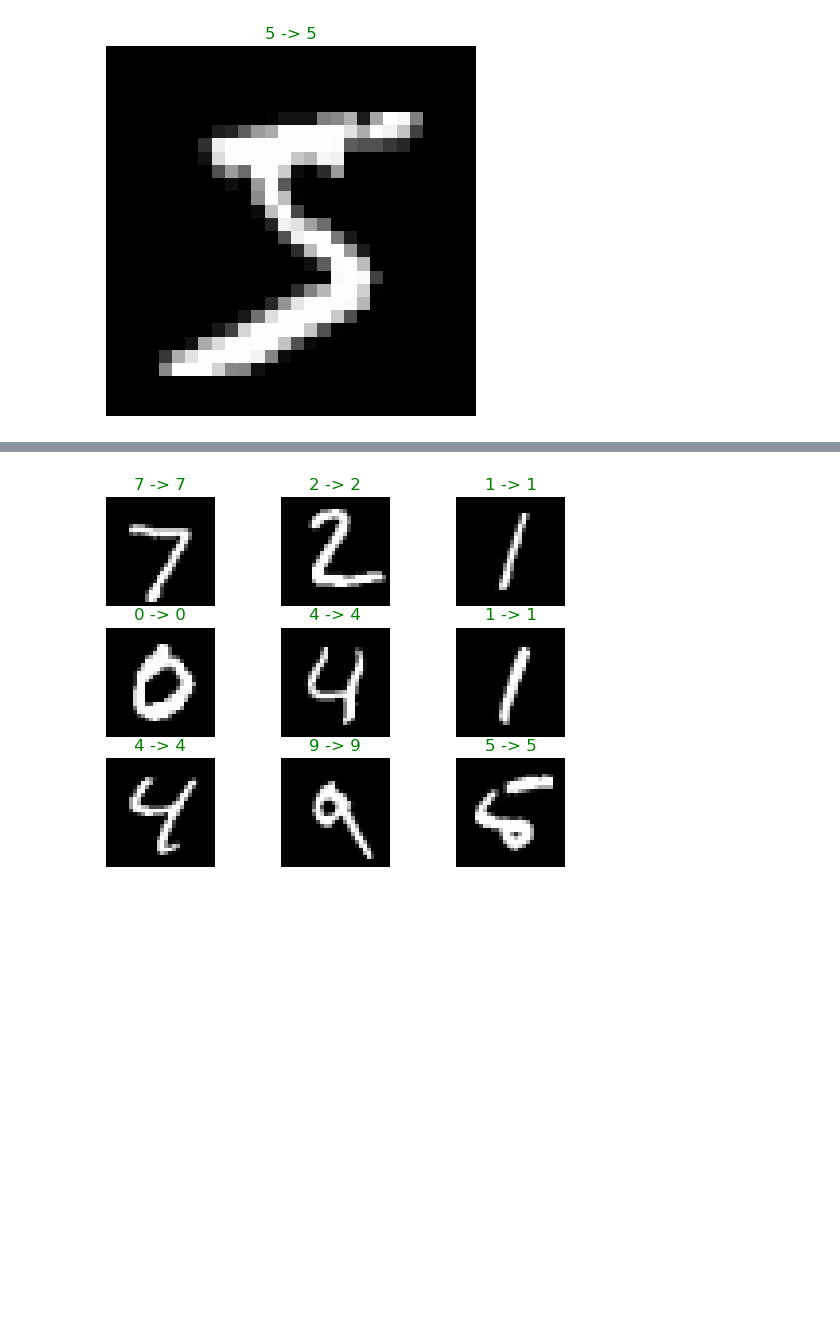
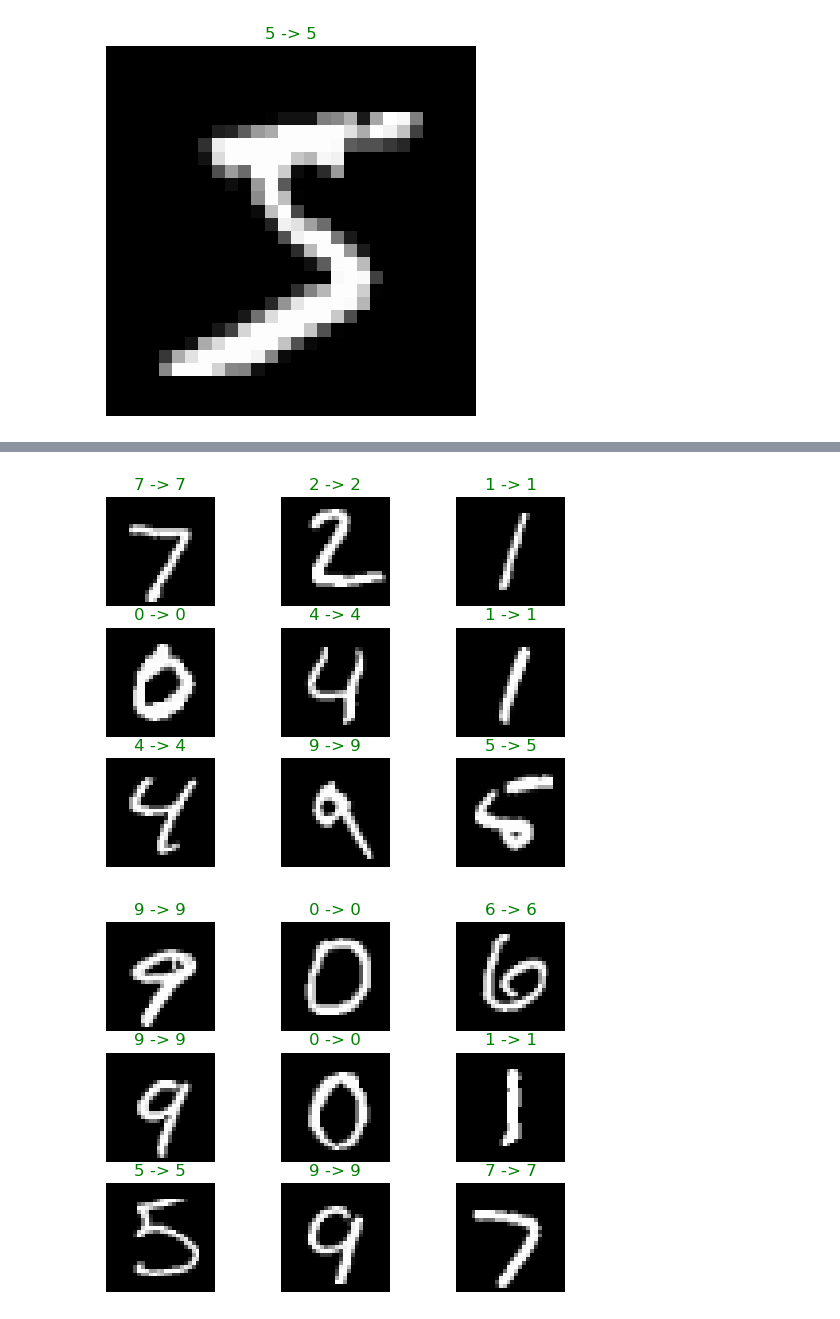
Before and after one commit to Mjavadrahimi/Digit-Recognizer, a Jupyter notebook: digit_recognizer.ipynb, the cells around one changed output, grey strips where cells are left out. Drawn from its saved outputs; the diff is of its cells as text; code cells hidden in the pictures; blank space fills up the shorter version.

```diff
--- a/digit_recognizer.ipynb
+++ b/digit_recognizer.ipynb
@@ -213,8 +214,11 @@ total 220.578 seconds on cuda.
 # %%
 pred_test = model(X_test)
 pred_test = torch.argmax(pred_test, dim=1)
 
+n_sample = 3
 sample_size = 9
-show_img(X_test[:sample_size], y_test[:sample_size],pred_test[:sample_size])
+for i in range(0, sample_size*n_sample, sample_size): # (sample_size*n_sample) instances which the model predicted wrongly
+    show_img(X_test[i:i+sample_size], y_test[i:i+sample_size],pred_test[i:i+sample_size])
 # %% [output]
 [figure]
+[figure, added]
```
Also changed, not shown: parts of 8 cells of this notebook, 1 other file.
